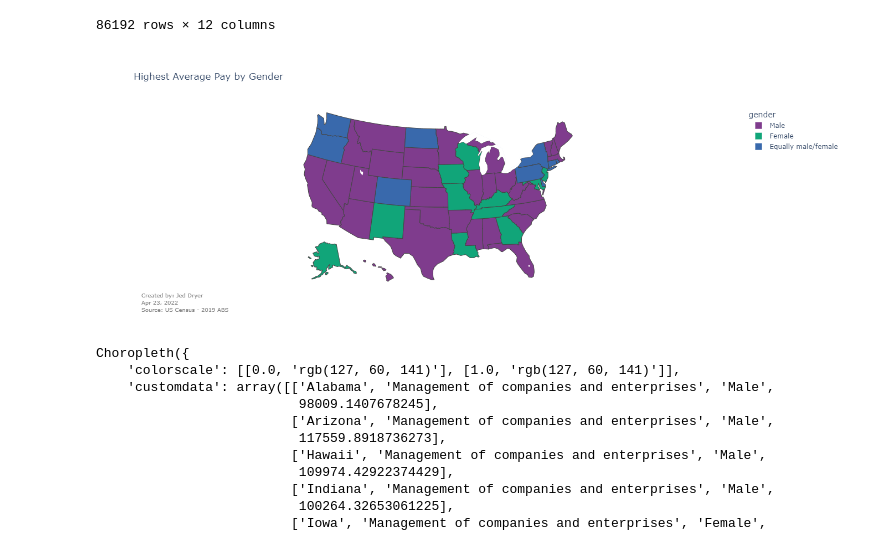
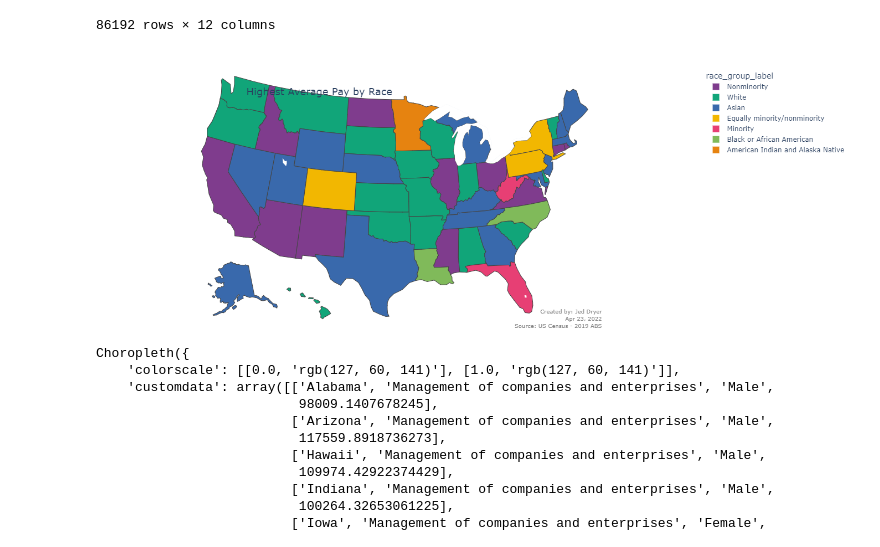
Before and after one commit to jedc4xer/abs_group_assessment, a Jupyter notebook: jeds_visualizations.ipynb, the cells around one changed output. Drawn from its saved outputs; the diff is of its cells as text; code cells hidden in the pictures.

```diff
--- a/jeds_visualizations.ipynb
+++ b/jeds_visualizations.ipynb
@@ -71,40 +71,47 @@ def clean_for_map(df, target = 'industry'):
     if len(diffs) > 0:
         print('There are some states missing.')
     return grouped, target, label
-grouped, target, label = clean_for_map(comp_sum_df, 'gender') # can change gender to other options or leave blank for default as industry
+
+grouped, target, label = clean_for_map(comp_sum_df, 'race_group_label') # can change gender to other options or leave blank for default as industry
 # %%
 today = dt.datetime.strftime(dt.datetime.today().date(), '%b %d, %Y')
 
 mapfig = px.choropleth(grouped,
                        title = f'Highest Average Pay by {label}',
                        locations = 'Postal Abbr.',
                        locationmode = "USA-states",
                        scope = 'usa',
                        color = target,
                        hover_data = ['name',target,'avg_pay'],
                        color_discrete_sequence = px.colors.qualitative.Bold,
-                      height = 500,
-                      width = 1200)
+                       height = 500,
+                       width = 1000,
+                       )
+
+
 
 mapfig.add_annotation(
     text = (f"Created by: Jed Dryer<br>{today}<br>Source: US Census - 2019 ABS")
     , showarrow=False
-    , x = 0
-    , y = -0.15
+    , x = .7
+    , y = -.02
     , xref='paper'
     , yref='paper'
     , xanchor='left'
     , yanchor='bottom'
     , xshift=-1
-    , yshift=-5
+    , yshift=-3
     , font=dict(size=10, color="grey")
-    , align="left"
+    , align="right"
     ,)
 
-mapfig.write_html('test.html')
+mapfig.update_layout(margin={"r":0,"t":30,"l":0,"b":10}, dragmode = False)
+mapfig.update_layout(title_y = 0.87, title_x = 0.2, title_font_size = 18)
+
+#mapfig.write_html('test.html')
 mapfig.show()
 # %% [output]
-[figure, old version]
+[figure, new version]
 # %%
 for item in mapfig.data:
     print(item,"\n")
```
